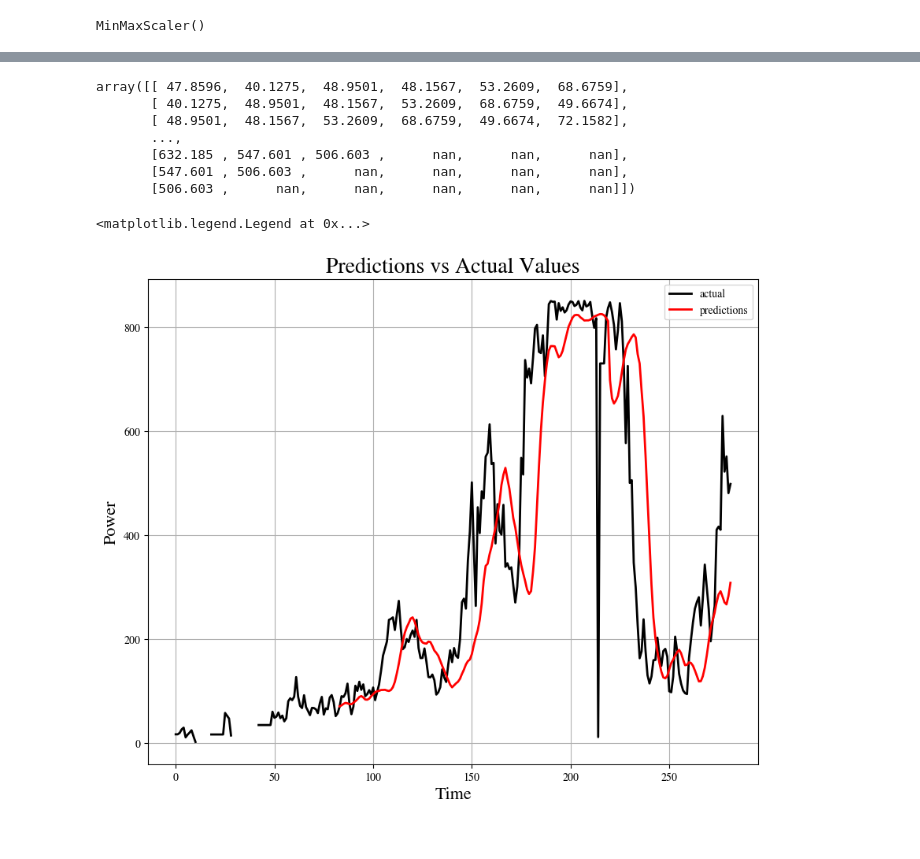
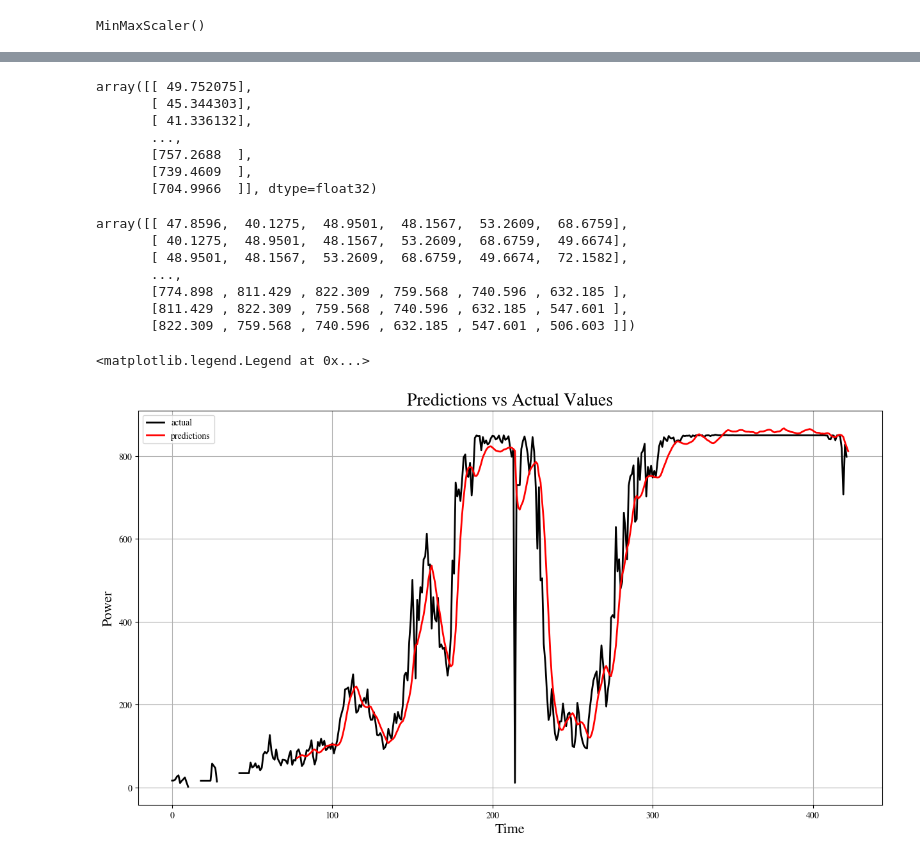
Before and after one commit to Brizzum/Final-project, a Jupyter notebook: Multivari_longHorizon.ipynb, the cells around one changed output, grey strips where cells are left out. Saved outputs shown, nothing was run; the diff lists cells and outputs as text; code cells hidden in the pictures.

```diff
--- a/Multivari_longHorizon.ipynb
+++ b/Multivari_longHorizon.ipynb
@@ -214,7 +214,7 @@ nan_index_x = nan_index_y + 1
 # remove rows in X_train at index nan_index_x
 X_train = X_train.drop(X_train.index[nan_index_x])
 # accounting for the n_out-1 rows we removed from Y_train, we will also remove the first n_out-1 rows of X_train
-X_train = X_train.drop(X_train.index[:(n_out-1)])
+X_train = X_train.drop(X_train.index[(n_lag-n_out+1):(n_lag)])
 # %%
 # how many nans are there in Y_train[var1(t+1)]?
 nan_index_y2 = np.where(np.isnan(Y_train['var1(t+1)']))[0] # 207
@@ -226,9 +226,11 @@ preprocessing of validation data: repeat same as training
 # %%
 nan_y_validation = np.where(np.isnan(Y_validation['var1(t)']))[0]
 Y_validation = Y_validation.drop(Y_validation.index[nan_y_validation])
+
 Y_validation = Y_validation.drop(Y_validation.index[-(n_out-1):])
 
 nan_x_validation = nan_y_validation + 1
 X_validation = X_validation.drop(X_validation.index[nan_x_validation])
-X_validation = X_validation.drop(X_validation.index[:n_out-1])
+
+X_validation = X_validation.drop(X_validation.index[(n_lag-n_out+1):(n_lag)])
 # %%
@@ -238,10 +240,12 @@ Y_validation = Y_validation.interpolate(method='linear', axis=0).ffill().bfill()
 preprocessing of test data: repeat same as training
 # %%
 nan_y_test = np.where(np.isnan(Y_test['var1(t)']))[0]
-#Y_test = Y_test.dropna()
+#Y_test = Y_test.dropna() # I DONT DROP THEM BC I WANT TO SEE HOE THE MODEL REACTS TO NANs
+Y_test = Y_test.drop(Y_test.index[-(n_out-1):])
 
 nan_x_test = nan_y_test + 1
-#X_test = X_test.drop(X_test.index[nan_x_test])
+#X_test = X_test.drop(X_test.index[nan_x_test]) # I DONT DROP THEM BC I WANT TO SEE HOE THE MODEL REACTS TO NANs
+X_test = X_test.drop(X_test.index[(n_lag-n_out+1):(n_lag)])
 # %% [markdown]
 ### Remember to scale!
 # %%
@@ -370,7 +374,7 @@ model.compile(loss='mean_squared_error', optimizer='adam')
 now = datetime.datetime.now().strftime("%Y%m%d%H%M")
 
 tbGraph = TensorBoard(log_dir=f'.\Graph\{now}',
-                      histogram_freq=64*2, write_graph=True, write_images=True)
+                      histogram_freq=100*2, write_graph=True, write_images=True)
 
 early_stopping = EarlyStopping(monitor='val_loss', patience=3)
 # add it to your callbacks list
@@ -423,6 +427,17 @@ predictions = model.predict(test_X)
 
 # Invert the predictions to the original scale
 predictions = scaler_single.inverse_transform(predictions)
+# %%
+
+predictions
+# %% [output]
+array([[ 49.752075],
+       [ 45.344303],
+       [ 41.336132],
+       ...,
+       [757.2688  ],
+       [739.4609  ],
+       [704.9966  ]], dtype=float32)
 # %%
 test_Y = scalery.inverse_transform(test_Y)
 test_Y
@@ -431,26 +446,26 @@ array([[ 47.8596,  40.1275,  48.9501,  48.1567,  53.2609,  68.6759],
        [ 40.1275,  48.9501,  48.1567,  53.2609,  68.6759,  49.6674],
        [ 48.9501,  48.1567,  53.2609,  68.6759,  49.6674,  72.1582],
        ...,
-       [632.185 , 547.601 , 506.603 ,      nan,      nan,      nan],
-       [547.601 , 506.603 ,      nan,      nan,      nan,      nan],
-       [506.603 ,      nan,      nan,      nan,      nan,      nan]])
+       [774.898 , 811.429 , 822.309 , 759.568 , 740.596 , 632.185 ],
+       [811.429 , 822.309 , 759.568 , 740.596 , 632.185 , 547.601 ],
+       [822.309 , 759.568 , 740.596 , 632.185 , 547.601 , 506.603 ]])
 # %%
 
 # plot the predictions
-plt.figure(figsize=(10,8))
+plt.figure(figsize=(15,8))
 
-plt.plot(test_Y[150:144*3,-1], 'k', label='actual', linewidth=2)
-plt.plot(predictions[150:144*3],'-r', label='predictions', linewidth=2)
+plt.plot(test_Y[150:144*4,-1], 'k', label='actual', linewidth=2)
+plt.plot(predictions[150:144*4],'-r', label='predictions', linewidth=2)
 plt.grid(True)
 
 plt.title('Predictions vs Actual Values', fontsize=20)
 plt.xlabel('Time', fontsize=16)
 plt.ylabel('Power', fontsize=16)
 
 plt.legend()
 # %% [output]
 <matplotlib.legend.Legend at 0x...>
-[figure, old version]
+[figure, new version]
 # %%
 # Remove the first n_lag values from both predictions and test_Y
 date = Y_test.index[n_lag:]
```
Also changed, not shown: parts of 8 cells of this notebook, 57 other files.
